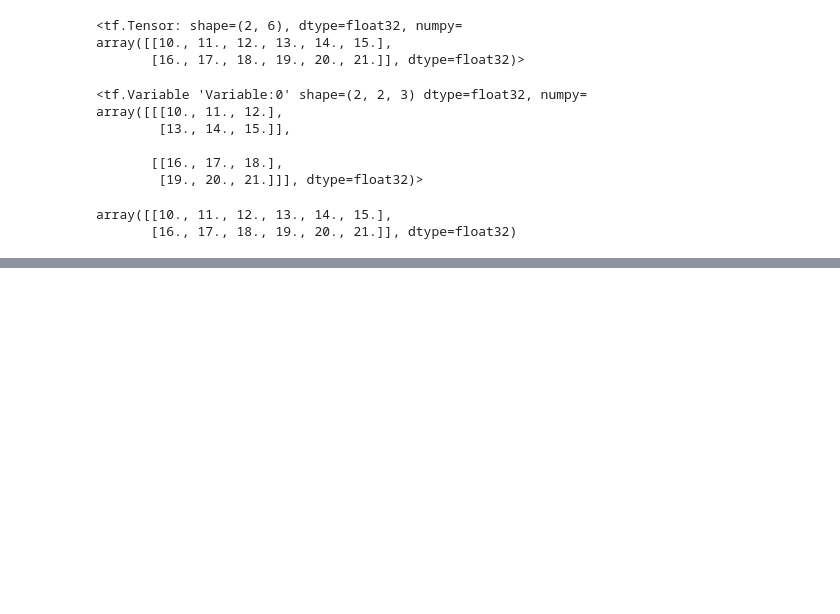
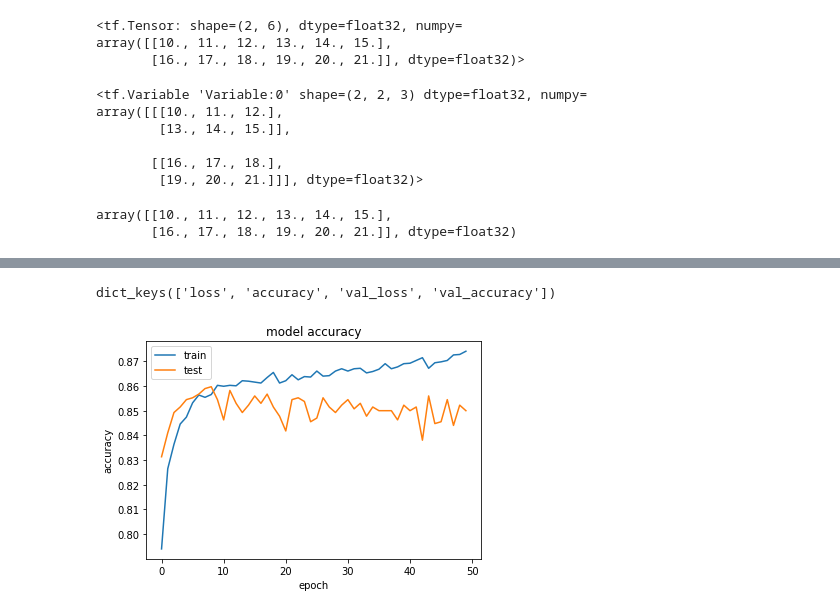
Before and after one commit to Pepcoders/Data-Science-March, a Jupyter notebook: ANN/ANN_March.ipynb, the cells around one changed output, grey strips where cells are left out. Drawn from its saved outputs; the diff is of its cells as text; code cells hidden in the pictures; blank space fills up the shorter version.

```diff
--- a/ANN/ANN_March.ipynb
+++ b/ANN/ANN_March.ipynb
@@ -103,0 +208,8 @@ array([[10., 11., 12., 13., 14., 15.],
+# %%
+from sklearn.model_selection import train_test_split
+X_train,X_test,y_train,y_test=train_test_split(X,y,test_size=0.33,random_state=42)
+# %%
+from sklearn.preprocessing import StandardScaler
+sc = StandardScaler()
+X_train = sc.fit_transform(X_train)
+X_test = sc.transform(X_test)
@@ -103,0 +225,9 @@ array([[10., 11., 12., 13., 14., 15.],
+# %%
+model = Sequential()
+model.add(Dense(units=11, activation='relu'))
+model.add(Dense(units=100, activation='relu'))
+#model.add(Dropout(0.2))
+model.add(Dense(units=50, activation='relu'))
+#Output Layer
+model.add(Dense(units=1,activation='sigmoid'))
+model.compile(optimizer='Adam',loss='binary_crossentropy',metrics=['accuracy'])
@@ -103,0 +238,2 @@ array([[10., 11., 12., 13., 14., 15.],
+# %%
+model_history=model.fit(X_train,y_train,batch_size=32,epochs=50,validation_split=0.20)
@@ -103,0 +258,13 @@ array([[10., 11., 12., 13., 14., 15.],
+# %%
+print(model_history.history.keys())
+# summarize history for accuracy
+plt.plot(model_history.history['accuracy'])
+plt.plot(model_history.history['val_accuracy'])
+plt.title('model accuracy')
+plt.ylabel('accuracy')
+plt.xlabel('epoch')
+plt.legend(['train', 'test'], loc='upper left')
+plt.show()
+# %% [output]
+dict_keys(['loss', 'accuracy', 'val_loss', 'val_accuracy'])
+[figure, added]
```
Also changed, not shown: parts of 24 cells of this notebook.
